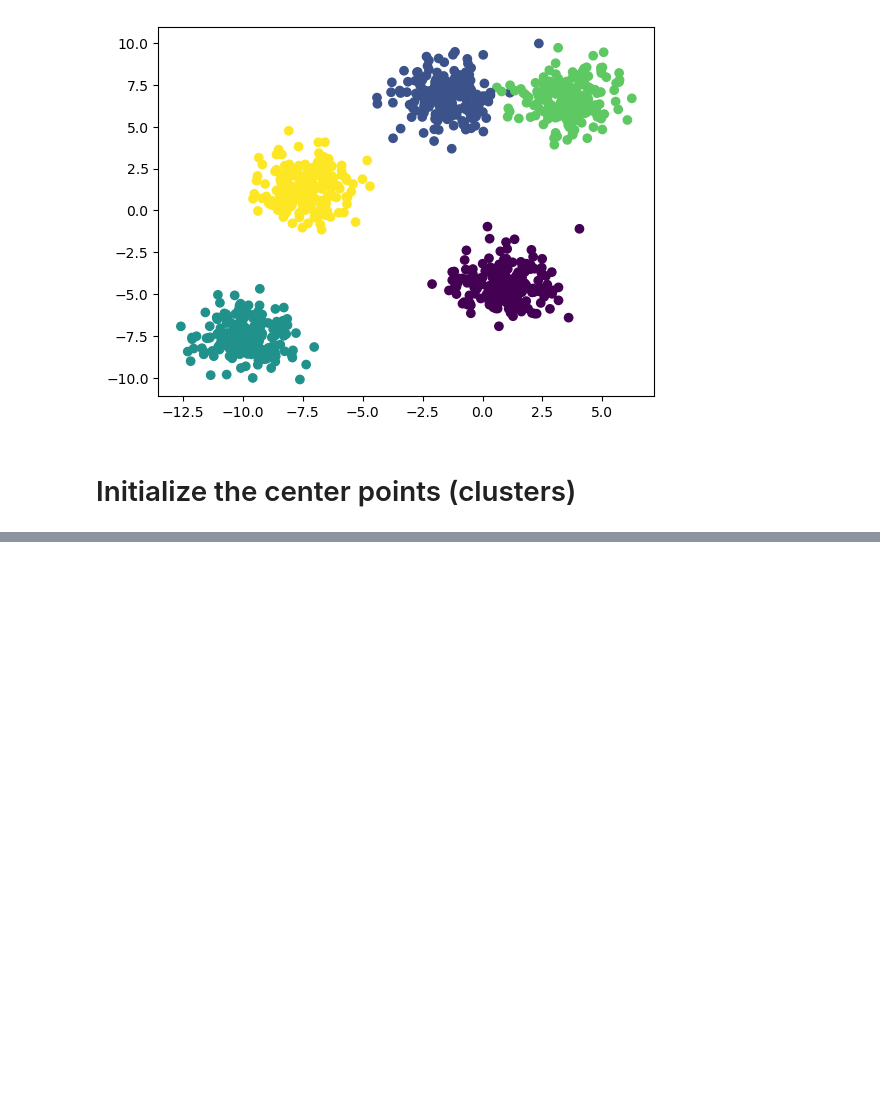
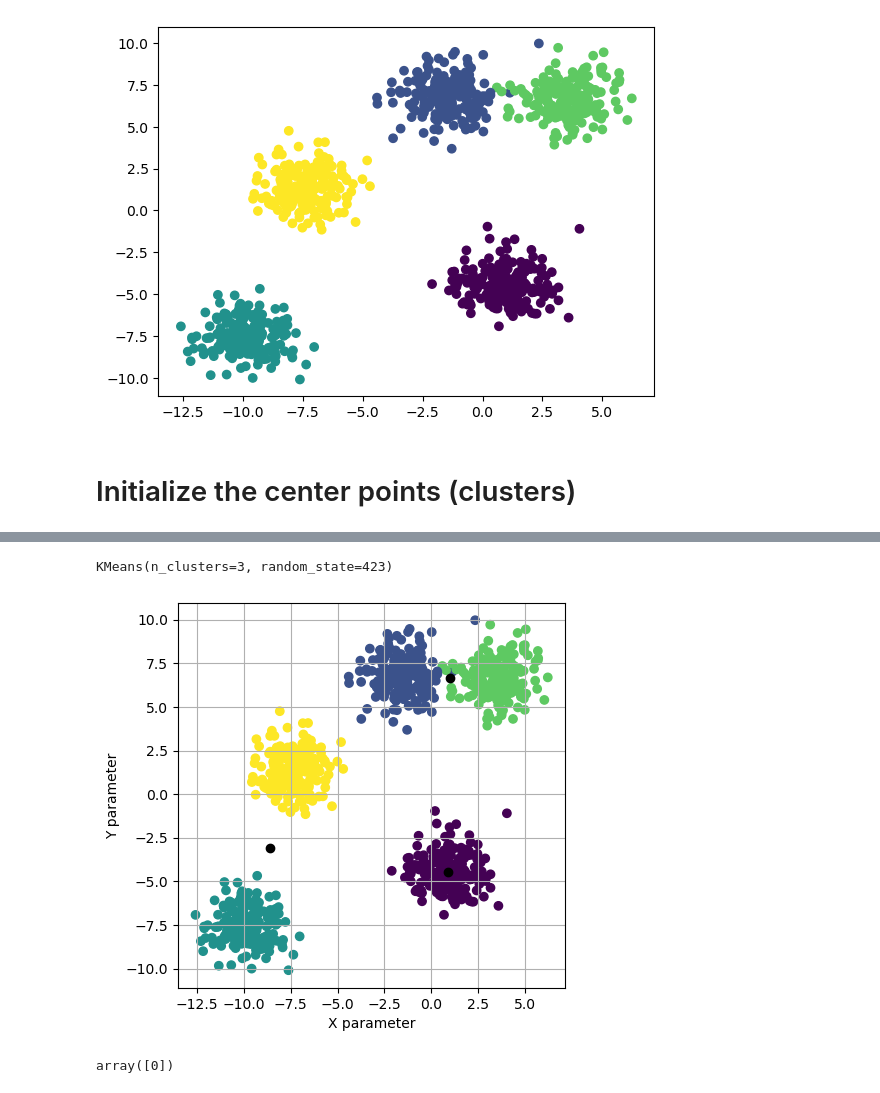
Before and after one commit to KHITOLIA/Chitkara-University, a Jupyter notebook: K-means Clustering.ipynb, the cells around one changed output, grey strips where cells are left out. Drawn from its saved outputs; the diff is of its cells as text; code cells hidden in the pictures; blank space fills up the shorter version.

```diff
--- a/K-means Clustering.ipynb
+++ b/K-means Clustering.ipynb
@@ -117,0 +124,23 @@ update_cluster(clusters)
+# %%
+from sklearn.cluster import KMeans
+
+kmeans = KMeans(n_clusters=3, random_state = 423)
+kmeans.fit(X)
+# %% [output]
+KMeans(n_clusters=3, random_state=423)
+# %%
+center = kmeans.cluster_centers_
+# %%
+plt.figure(figsize = (5,5))
+plt.scatter(X[:, 0], X[:, 1], c = _)
+plt.scatter(center[:,0],center[: ,1], c = 'black' )
+plt.xlabel('X parameter')
+plt.ylabel('Y parameter')
+plt.grid(True)
+plt.show()
+# %% [output]
+[figure, added]
+# %%
+kmeans.predict([[1.12341, -12.1234213]])
+# %% [output]
+array([0])
```
Also changed, not shown: parts of 59 cells of this notebook, 5 other files.
